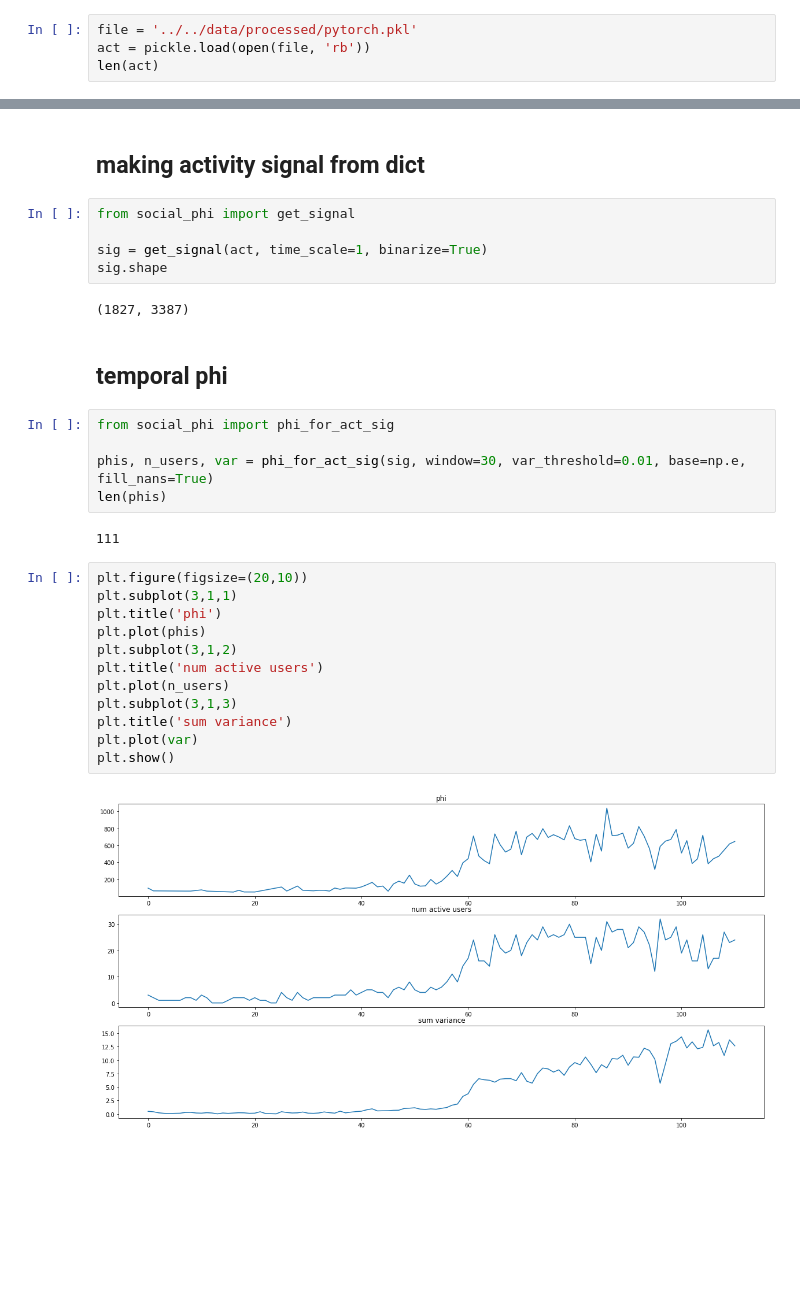
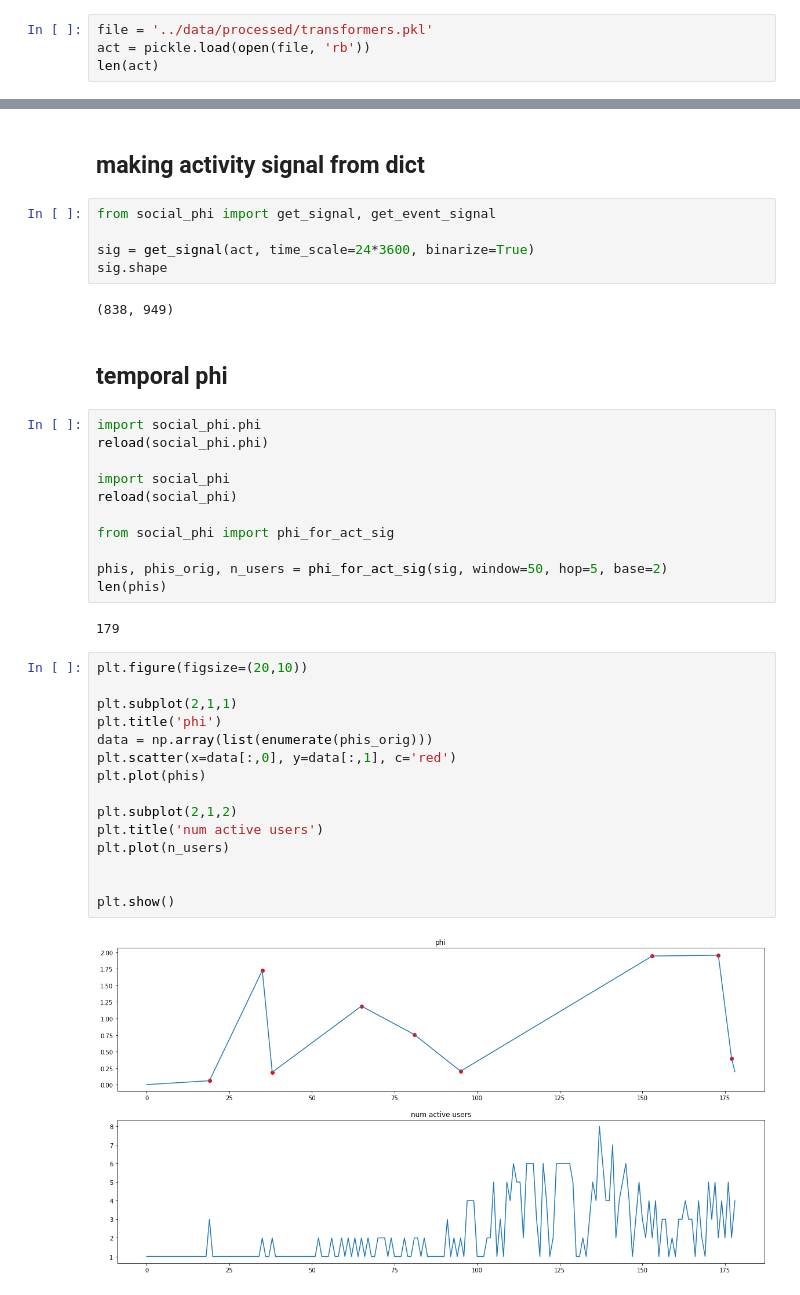
Before and after one commit to s-omranpour/Social-Phi, a Jupyter notebook: examples/main.ipynb, the cells around one changed output, grey strips where cells are left out. Saved outputs shown, nothing was run; the diff lists cells and outputs as text; blank space fills up the shorter version.

```diff
--- a/examples/main.ipynb
+++ b/examples/main.ipynb
@@ -6,7 +6,7 @@ import pickle
 # %% [markdown]
 ## loading activity dict
 # %%
-file = '../../data/processed/pytorch.pkl'
+file = '../data/processed/transformers.pkl'
 act = pickle.load(open(file, 'rb'))
 len(act)
 # %% [output]
@@ -14,32 +14,41 @@ len(act)
 # %% [markdown]
 ## making activity signal from dict
 # %%
-from social_phi import get_signal
+from social_phi import get_signal, get_event_signal
 
-sig = get_signal(act, time_scale=1, binarize=True)
+sig = get_signal(act, time_scale=24*3600, binarize=True)
 sig.shape
 # %% [output]
-(1827, 3387)
+(838, 949)
 # %% [markdown]
 ## temporal phi
 # %%
+import social_phi.phi
+reload(social_phi.phi)
+
+import social_phi
+reload(social_phi)
+
 from social_phi import phi_for_act_sig
 
-phis, n_users, var = phi_for_act_sig(sig, window=30, var_threshold=0.01, base=np.e, fill_nans=True)
+phis, phis_orig, n_users = phi_for_act_sig(sig, window=50, hop=5, base=2)
 len(phis)
 # %% [output]
-111
+179
 # %%
 plt.figure(figsize=(20,10))
-plt.subplot(3,1,1)
+
+plt.subplot(2,1,1)
 plt.title('phi')
+data = np.array(list(enumerate(phis_orig)))
+plt.scatter(x=data[:,0], y=data[:,1], c='red')
 plt.plot(phis)
-plt.subplot(3,1,2)
+
+plt.subplot(2,1,2)
 plt.title('num active users')
 plt.plot(n_users)
-plt.subplot(3,1,3)
-plt.title('sum variance')
-plt.plot(var)
+
+
 plt.show()
 # %% [output]
-[figure, old version]
+[figure, new version]
```
Also changed, not shown: parts of 7 cells of this notebook, 2 other files.
